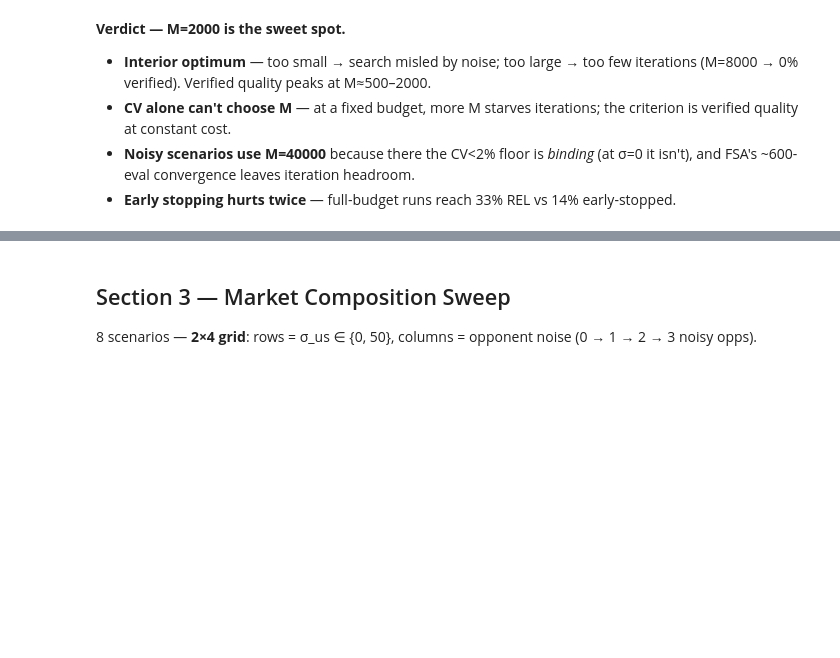
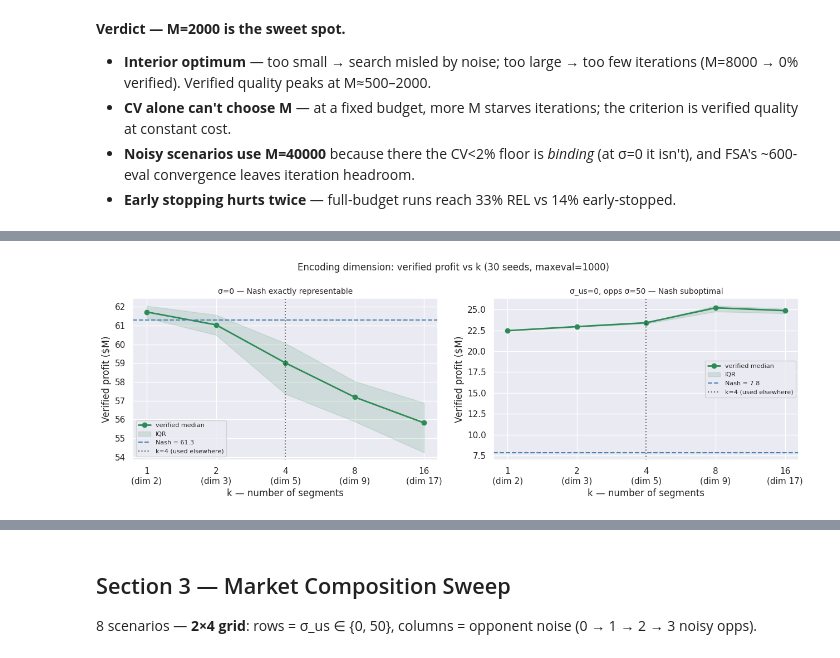
Before and after one commit to VojtasekP/HA, a Jupyter notebook: student_projects/VojtasekP/Auction.ipynb, the cells around one changed output, grey strips where cells are left out. Saved outputs shown, nothing was run; the diff lists cells and outputs as text; code cells hidden in the pictures; blank space fills up the shorter version.

```diff
--- a/student_projects/VojtasekP/Auction.ipynb
+++ b/student_projects/VojtasekP/Auction.ipynb
@@ -480,0 +602,19 @@ plt.show()
+# %%
+fig, axes = plt.subplots(1, 2, figsize=(13, 4.5))
+for ax, (label, grp) in zip(axes, df_k.groupby('scenario', sort=False)):
+    ks = grp['k'].values
+    ax.plot(ks, grp['median'], 'o-', color='seagreen', lw=2, label='verified median')
+    ax.fill_between(ks, grp['p25'], grp['p75'], color='seagreen', alpha=0.15, label='IQR')
+    ax.axhline(grp['nash'].iloc[0], color='steelblue', ls='--',
+               label=f"Nash = {grp['nash'].iloc[0]:.1f}")
+    ax.axvline(4, color='black', ls=':', alpha=0.6, label='k=4 (used elsewhere)')
+    ax.set_xscale('log', base=2)
+    ax.set_xticks(ks); ax.set_xticklabels([f'{k}\n(dim {k+1})' for k in ks])
+    ax.set_xlabel('k — number of segments'); ax.set_ylabel('Verified profit ($M)')
+    ax.set_title(label, fontsize=10); ax.legend(fontsize=8)
+plt.suptitle(f'Encoding dimension: verified profit vs k ({K_SEEDS} seeds, maxeval={MAXEVAL})',
+             fontsize=12)
+plt.tight_layout()
+plt.show()
+# %% [output]
+[figure, added]
```
Also changed, not shown: parts of 16 cells of this notebook, 2 other files.
